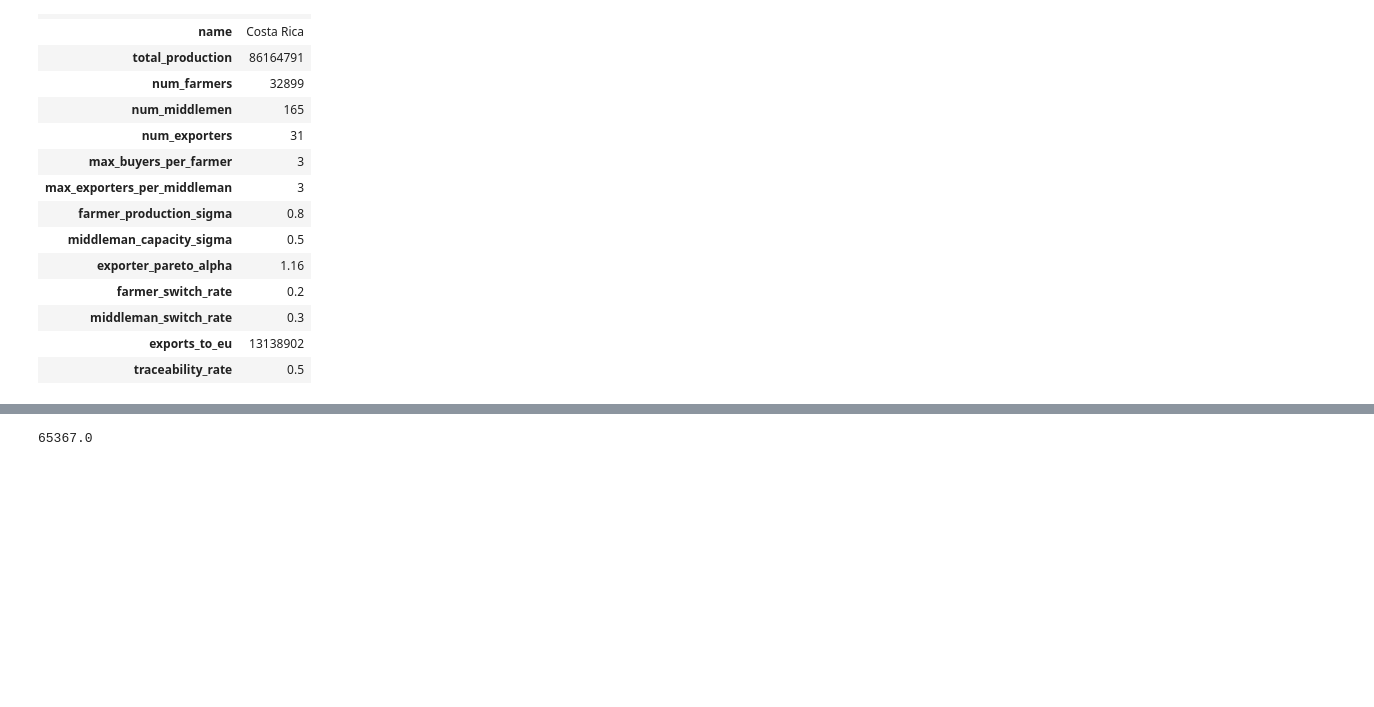
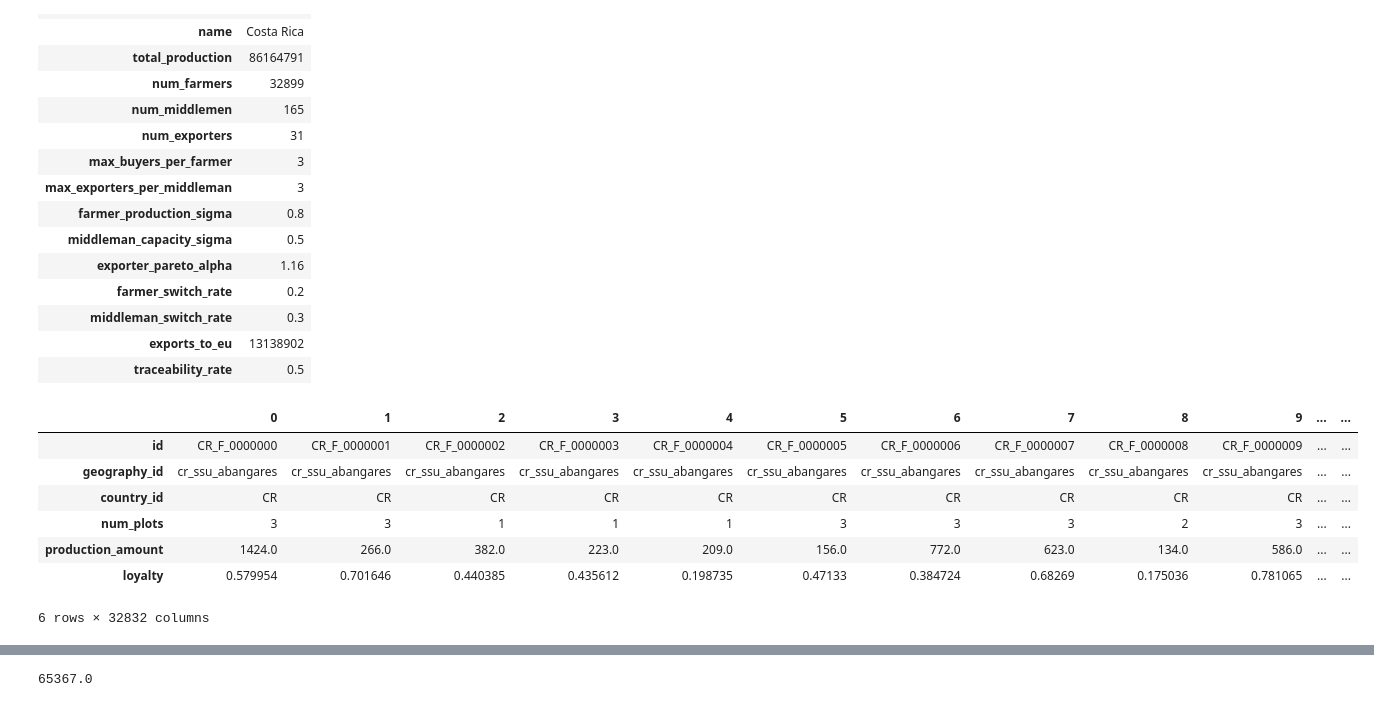
Before and after one commit to ccerv1/supply-chain-simulator, a Jupyter notebook: supply_chain_simulator/DashboardPrototype.ipynb, the cells around one changed output, grey strips where cells are left out. Cells and saved outputs as stored; diff of their text form; code cells hidden in the pictures; blank space fills up the shorter version.

```diff
--- a/supply_chain_simulator/DashboardPrototype.ipynb
+++ b/supply_chain_simulator/DashboardPrototype.ipynb
@@ -33,3 +33,17 @@ pd.read_sql_query("""
 | middleman_switch_rate | 0.3 |
 | exports_to_eu | 13138902 |
 | traceability_rate | 0.5 |
+# %%
+pd.read_sql_query("""
+    SELECT *
+    FROM farmers
+""", conn).T
+# %% [output]
+|  | 0 | 1 | 2 | 3 | 4 | 5 | 6 | 7 | 8 | 9 | ... | ... |
+| id | CR_F_0000000 | CR_F_0000001 | CR_F_0000002 | CR_F_0000003 | CR_F_0000004 | CR_F_0000005 | CR_F_0000006 | CR_F_0000007 | CR_F_0000008 | CR_F_0000009 | ... | ... |
+| geography_id | cr_ssu_abangares | cr_ssu_abangares | cr_ssu_abangares | cr_ssu_abangares | cr_ssu_abangares | cr_ssu_abangares | cr_ssu_abangares | cr_ssu_abangares | cr_ssu_abangares | cr_ssu_abangares | ... | ... |
+| country_id | CR | CR | CR | CR | CR | CR | CR | CR | CR | CR | ... | ... |
+| num_plots | 3 | 3 | 1 | 1 | 1 | 3 | 3 | 3 | 2 | 3 | ... | ... |
+| production_amount | 1424.0 | 266.0 | 382.0 | 223.0 | 209.0 | 156.0 | 772.0 | 623.0 | 134.0 | 586.0 | ... | ... |
+| loyalty | 0.579954 | 0.701646 | 0.440385 | 0.435612 | 0.198735 | 0.47133 | 0.384724 | 0.68269 | 0.175036 | 0.781065 | ... | ... |
+6 rows × 32832 columns
```
Also changed, not shown: parts of 2 cells of this notebook, 3 other files.
